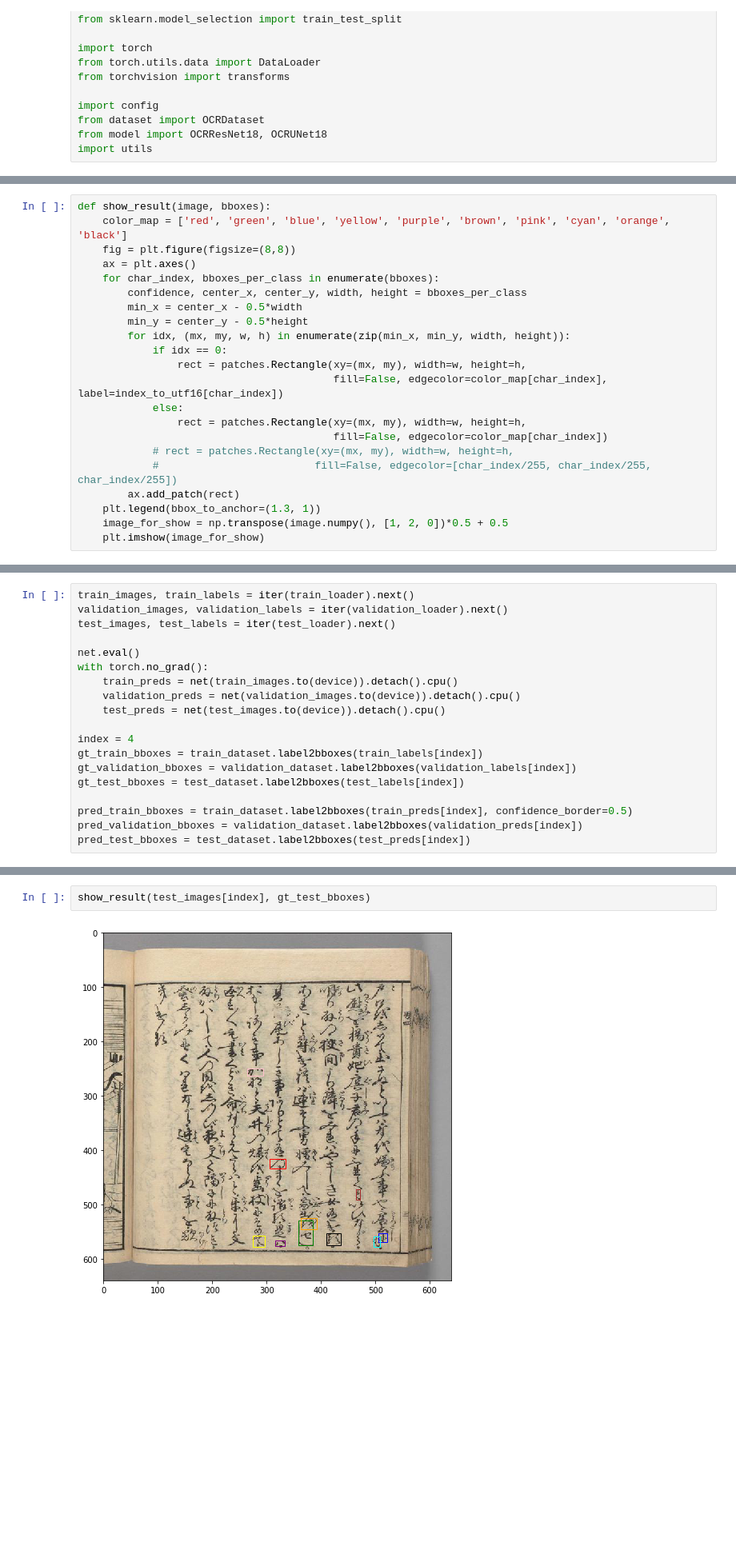
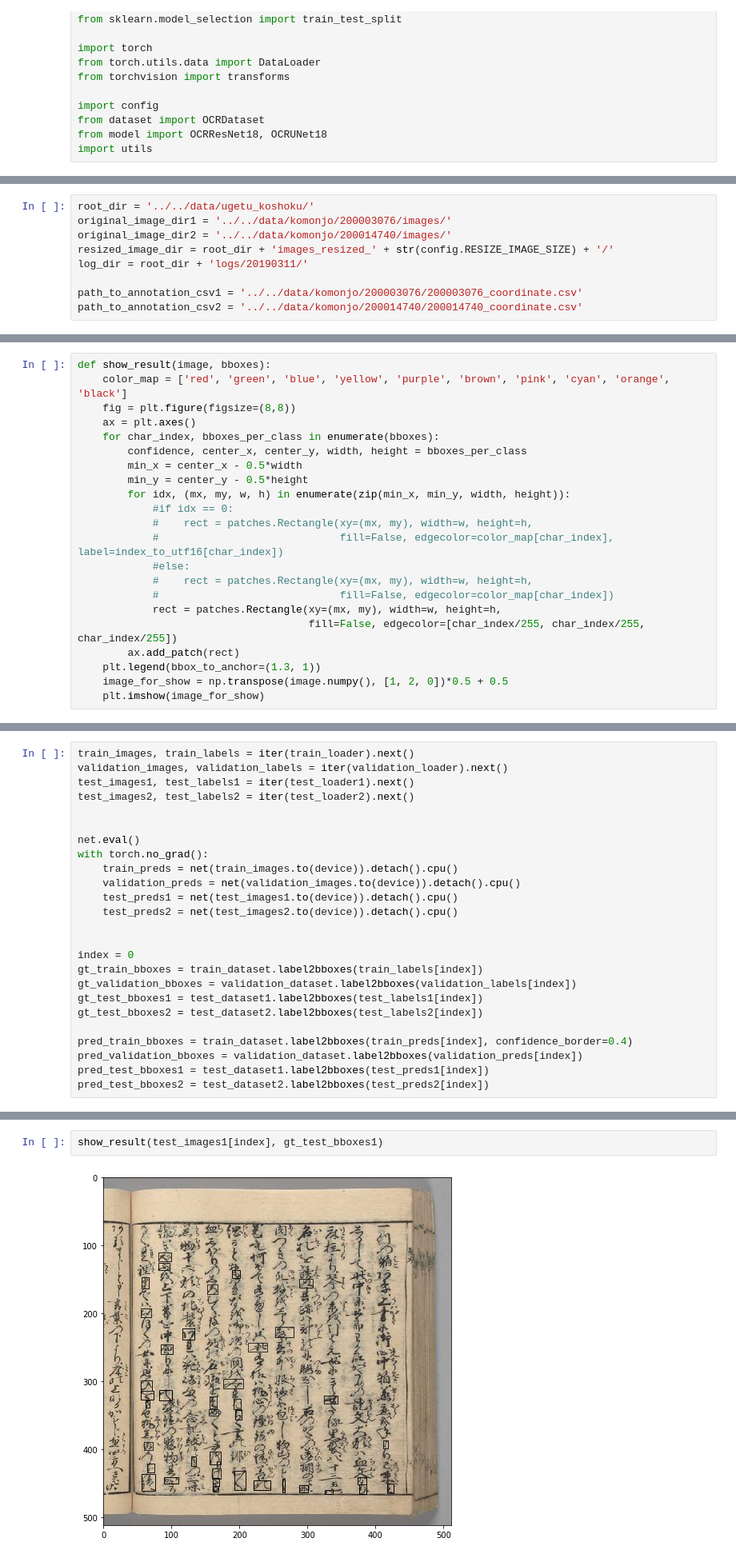
Before and after one commit to cross32768/komonjo_OCR_object_detection, a Jupyter notebook: visualize.ipynb, the cells around one changed output, grey strips where cells are left out. Shown at 80% size. Drawn from its saved outputs; the diff is of its cells as text; blank space fills up the shorter version.

Commit message:
update visualize code

```diff
--- a/visualize.ipynb
+++ b/visualize.ipynb
@@ -20 +15,10 @@ resized_image_dir = root_dir + 'images_resized_' + str(config.RESIZE_IMAGE_SIZE)
+# %%
+root_dir = '../../data/ugetu_koshoku/'
+original_image_dir1 = '../../data/komonjo/200003076/images/'
+original_image_dir2 = '../../data/komonjo/200014740/images/'
+resized_image_dir = root_dir + 'images_resized_' + str(config.RESIZE_IMAGE_SIZE) + '/'
+log_dir = root_dir + 'logs/20190311/'
+
+path_to_annotation_csv1 = '../../data/komonjo/200003076/200003076_coordinate.csv'
+path_to_annotation_csv2 = '../../data/komonjo/200014740/200014740_coordinate.csv'
 # %%
@@ -50,14 +61,14 @@ def show_result(image, bboxes):
         min_x = center_x - 0.5*width
         min_y = center_y - 0.5*height
         for idx, (mx, my, w, h) in enumerate(zip(min_x, min_y, width, height)):
-            if idx == 0:
-                rect = patches.Rectangle(xy=(mx, my), width=w, height=h,
-                                         fill=False, edgecolor=color_map[char_index], label=index_to_utf16[char_index])
-            else:
-                rect = patches.Rectangle(xy=(mx, my), width=w, height=h,
-                                         fill=False, edgecolor=color_map[char_index])
-            # rect = patches.Rectangle(xy=(mx, my), width=w, height=h,
-            #                         fill=False, edgecolor=[char_index/255, char_index/255, char_index/255])
+            #if idx == 0:
+            #    rect = patches.Rectangle(xy=(mx, my), width=w, height=h,
+            #                             fill=False, edgecolor=color_map[char_index], label=index_to_utf16[char_index])
+            #else:
+            #    rect = patches.Rectangle(xy=(mx, my), width=w, height=h,
+            #                             fill=False, edgecolor=color_map[char_index])
+            rect = patches.Rectangle(xy=(mx, my), width=w, height=h,
+                                     fill=False, edgecolor=[char_index/255, char_index/255, char_index/255])
         ax.add_patch(rect)
     plt.legend(bbox_to_anchor=(1.3, 1))
     image_for_show = np.transpose(image.numpy(), [1, 2, 0])*0.5 + 0.5
@@ -76,22 +82,28 @@ RuntimeError: Error(s) in loading state_dict for OCRUNet18:
 # %%
 train_images, train_labels = iter(train_loader).next()
 validation_images, validation_labels = iter(validation_loader).next()
-test_images, test_labels = iter(test_loader).next()
+test_images1, test_labels1 = iter(test_loader1).next()
+test_images2, test_labels2 = iter(test_loader2).next()
+
 
 net.eval()
 with torch.no_grad():
     train_preds = net(train_images.to(device)).detach().cpu()
     validation_preds = net(validation_images.to(device)).detach().cpu()
-    test_preds = net(test_images.to(device)).detach().cpu()
+    test_preds1 = net(test_images1.to(device)).detach().cpu()
+    test_preds2 = net(test_images2.to(device)).detach().cpu()
 
-index = 4
+
+index = 0
 gt_train_bboxes = train_dataset.label2bboxes(train_labels[index])
 gt_validation_bboxes = validation_dataset.label2bboxes(validation_labels[index])
-gt_test_bboxes = test_dataset.label2bboxes(test_labels[index])
+gt_test_bboxes1 = test_dataset1.label2bboxes(test_labels1[index])
+gt_test_bboxes2 = test_dataset2.label2bboxes(test_labels2[index])
 
-pred_train_bboxes = train_dataset.label2bboxes(train_preds[index], confidence_border=0.5)
+pred_train_bboxes = train_dataset.label2bboxes(train_preds[index], confidence_border=0.4)
 pred_validation_bboxes = validation_dataset.label2bboxes(validation_preds[index])
-pred_test_bboxes = test_dataset.label2bboxes(test_preds[index])
+pred_test_bboxes1 = test_dataset1.label2bboxes(test_preds1[index])
+pred_test_bboxes2 = test_dataset2.label2bboxes(test_preds2[index])
 # %%
 show_result(train_images[index], gt_train_bboxes)
 # %% [output]
@@ -111,5 +123,5 @@ show_result(validation_images[index], pred_validation_bboxes)
 # %%
-show_result(test_images[index], gt_test_bboxes)
+show_result(test_images1[index], gt_test_bboxes1)
 # %% [output]
-[figure, old version]
+[figure, new version]
 # %%
```
Also changed, not shown: parts of 11 cells of this notebook, 1 other file.
